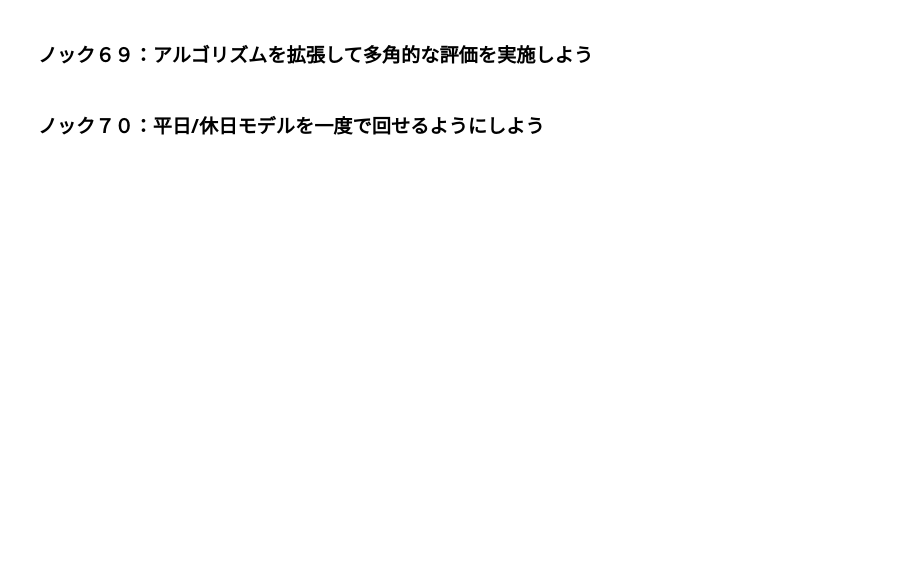
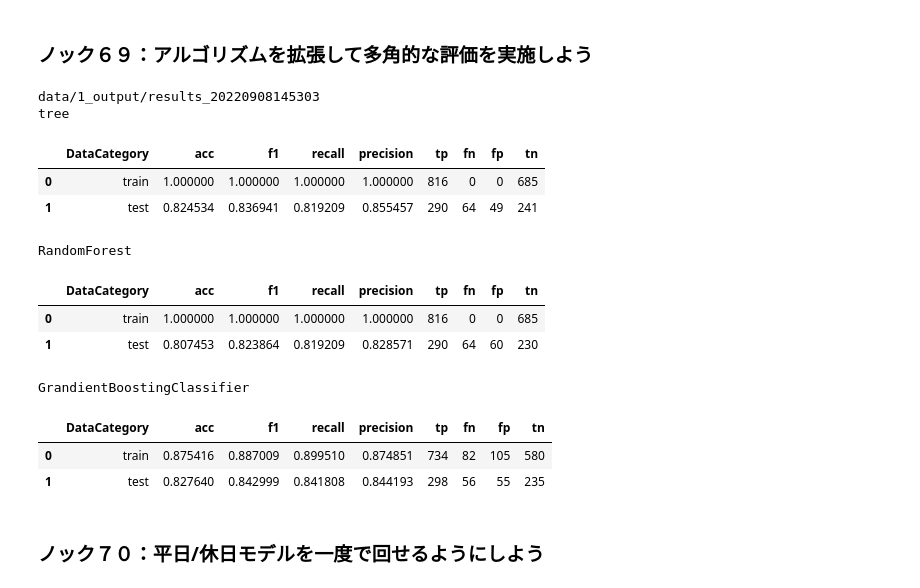
Before and after one commit to winuim/python-lm-system-100, a Jupyter notebook: chapter-7/chapter-7.ipynb, the cells around one changed output. Drawn from its saved outputs; the diff is of its cells as text; code cells hidden in the pictures; blank space fills up the shorter version.

```diff
--- a/chapter-7/chapter-7.ipynb
+++ b/chapter-7/chapter-7.ipynb
@@ -262,5 +262,57 @@ with open(model_path, mode="wb") as f:
     pickle.dump(model, f, protocol=2)
 # %% [markdown]
 ### ノック６９：アルゴリズムを拡張して多角的な評価を実施しよう
+# %%
+from sklearn.ensemble import RandomForestClassifier, GradientBoostingClassifier
+
+models = {"tree": DecisionTreeClassifier(random_state=0), "RandomForest": RandomForestClassifier(random_state=0), "GrandientBoostingClassifier": GradientBoostingClassifier(random_state=0)}
+
+now = datetime.datetime.now().strftime("%Y%m%d%H%M%S")
+target_output_dir_name = "results_" + now
+target_output_dir = os.path.join(output_dir, target_output_dir_name)
+os.makedirs(target_output_dir, exist_ok=True)
+print(target_output_dir)
+
+score_all = []
+importance_all = []
+for model_name, model in models.items():
+    print(model_name)
+    score, importance, model, cols = make_model_and_eval(model, X_train, X_test, y_train, y_test)
+    score["model_name"] = model_name
+    importance["model_name"] = model_name
+
+    model_name = f'model_{model_name}.pickle'
+    model_path = os.path.join(target_output_dir, model_name)
+    with open(model_path, mode="wb") as f:
+        pickle.dump(model, f, protocol=2)
+    score_all.append(score)
+    importance_all.append(importance)
+score_all = pd.concat(score_all, ignore_index=True)
+importance_all = pd.concat(importance_all, ignore_index=True)
+cols = pd.DataFrame({"X_cols": X_train.columns})
+
+score_name = "score.csv"
+importance_name = "importance.csv"
+cols_name = "X_cols.csv"
+score_path = os.path.join(target_output_dir, score_name)
+importance_path = os.path.join(target_output_dir, importance_name)
+cols_path = os.path.join(target_output_dir, cols_name)
+score_all.to_csv(score_path, index=False)
+importance_all.to_csv(importance_path, index=False)
+cols.to_csv(cols_path, index=False)
+# %% [output]
+data/1_output/results_20220908145303
+tree
+|  | DataCategory | acc | f1 | recall | precision | tp | fn | fp | tn |
+| 0 | train | 1.000000 | 1.000000 | 1.000000 | 1.000000 | 816 | 0 | 0 | 685 |
+| 1 | test | 0.824534 | 0.836941 | 0.819209 | 0.855457 | 290 | 64 | 49 | 241 |
+RandomForest
+|  | DataCategory | acc | f1 | recall | precision | tp | fn | fp | tn |
+| 0 | train | 1.000000 | 1.000000 | 1.000000 | 1.000000 | 816 | 0 | 0 | 685 |
+| 1 | test | 0.807453 | 0.823864 | 0.819209 | 0.828571 | 290 | 64 | 60 | 230 |
+GrandientBoostingClassifier
+|  | DataCategory | acc | f1 | recall | precision | tp | fn | fp | tn |
+| 0 | train | 0.875416 | 0.887009 | 0.899510 | 0.874851 | 734 | 82 | 105 | 580 |
+| 1 | test | 0.827640 | 0.842999 | 0.841808 | 0.844193 | 298 | 56 | 55 | 235 |
 # %% [markdown]
 ### ノック７０：平日/休日モデルを一度で回せるようにしよう
```
Also changed, not shown: parts of 1 cell of this notebook.
